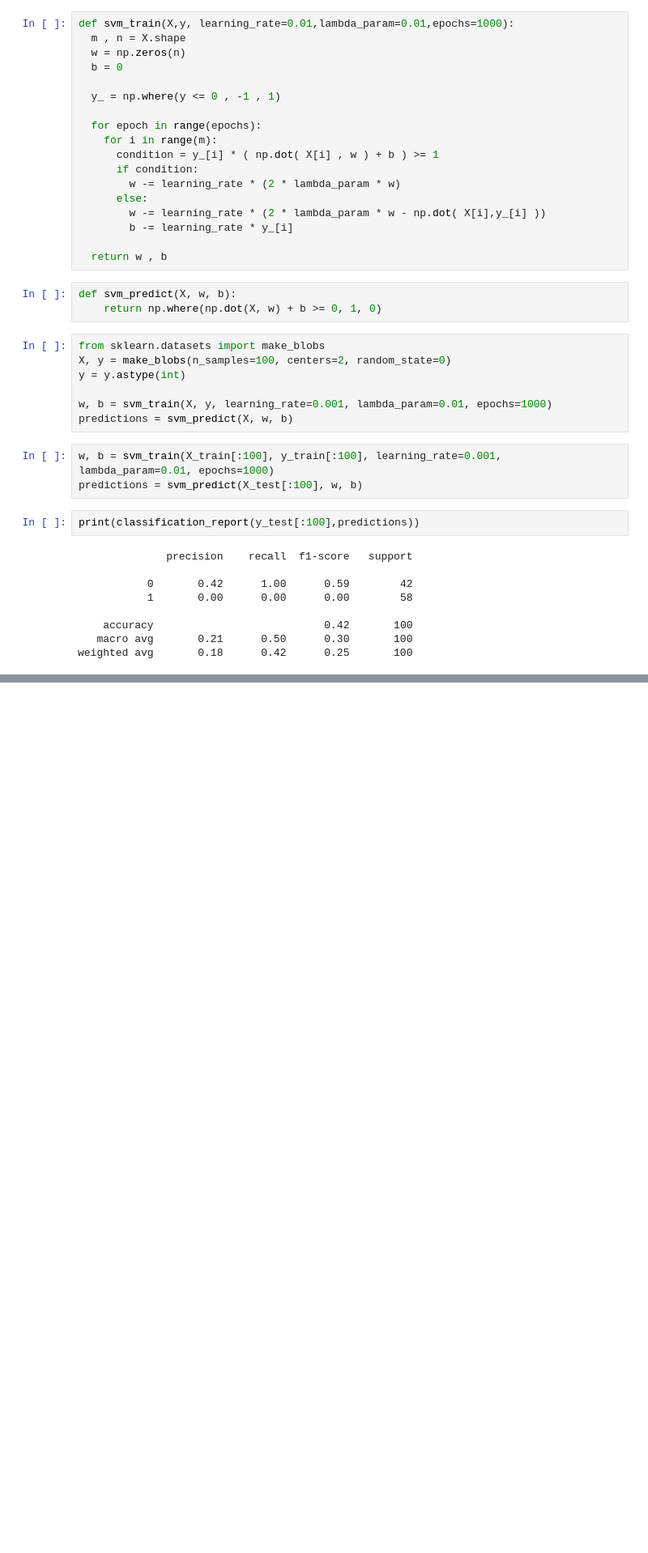
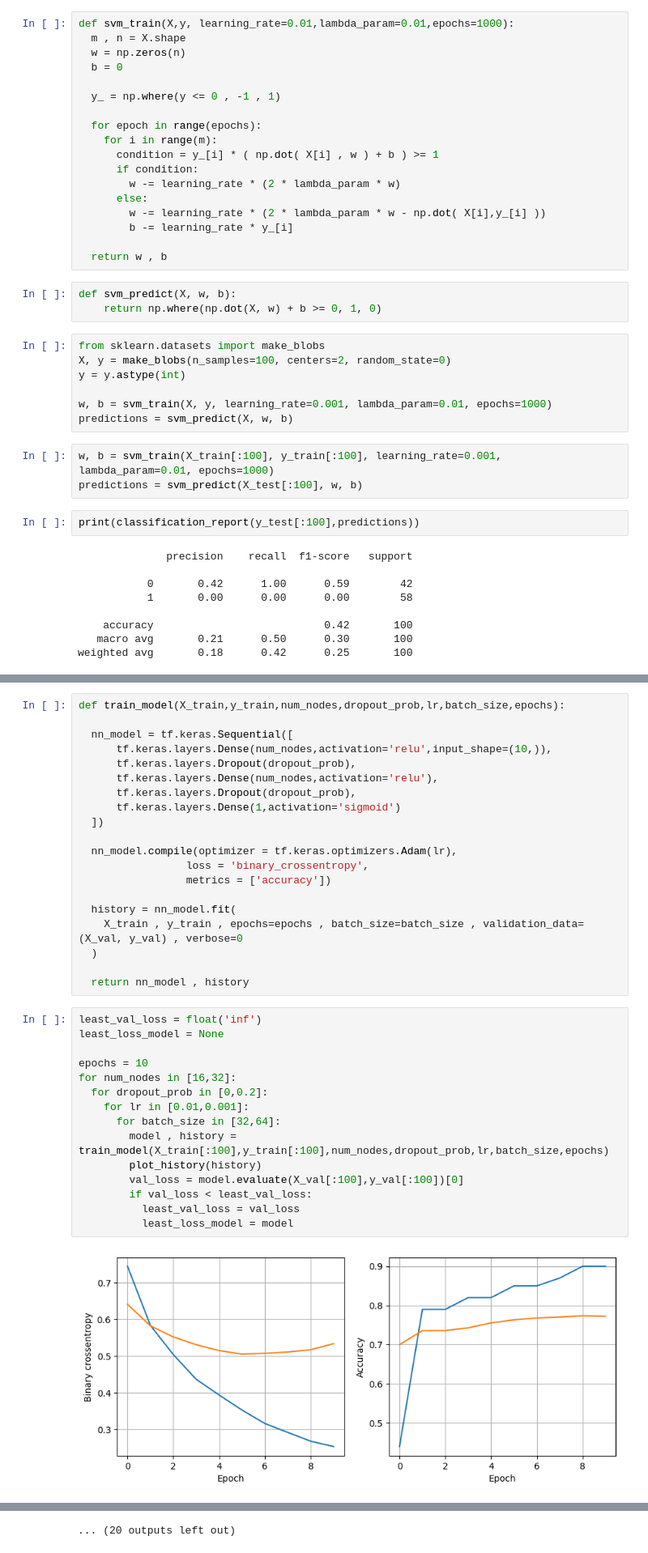
Before and after one commit to PalakAggarwal13/MachineLearning, a Jupyter notebook: MAGIC.ipynb, the cells around one changed output, grey strips where cells are left out. Shown at 81% size. Saved outputs shown, nothing was run; the diff lists cells and outputs as text; blank space fills up the shorter version.

```diff
--- a/MAGIC.ipynb
+++ b/MAGIC.ipynb
@@ -386,0 +407,37 @@ weighted avg       0.18      0.42      0.25       100
+# %%
+def train_model(X_train,y_train,num_nodes,dropout_prob,lr,batch_size,epochs):
+
+  nn_model = tf.keras.Sequential([
+      tf.keras.layers.Dense(num_nodes,activation='relu',input_shape=(10,)),
+      tf.keras.layers.Dropout(dropout_prob),
+      tf.keras.layers.Dense(num_nodes,activation='relu'),
+      tf.keras.layers.Dropout(dropout_prob),
+      tf.keras.layers.Dense(1,activation='sigmoid')
+  ])
+
+  nn_model.compile(optimizer = tf.keras.optimizers.Adam(lr),
+                 loss = 'binary_crossentropy',
+                 metrics = ['accuracy'])
+
+  history = nn_model.fit(
+    X_train , y_train , epochs=epochs , batch_size=batch_size , validation_data=(X_val, y_val) , verbose=0
+  )
+
+  return nn_model , history
+# %%
+least_val_loss = float('inf')
+least_loss_model = None
+
+epochs = 10
+for num_nodes in [16,32]:
+  for dropout_prob in [0,0.2]:
+    for lr in [0.01,0.001]:
+      for batch_size in [32,64]:
+        model , history = train_model(X_train[:100],y_train[:100],num_nodes,dropout_prob,lr,batch_size,epochs)
+        plot_history(history)
+        val_loss = model.evaluate(X_val[:100],y_val[:100])[0]
+        if val_loss < least_val_loss:
+          least_val_loss = val_loss
+          least_loss_model = model
+# %% [output]
+[figure, added]
@@ -386,0 +455 @@ weighted avg       0.18      0.42      0.25       100
+... (20 outputs left out)
```
Also changed, not shown: parts of 6 cells of this notebook.
